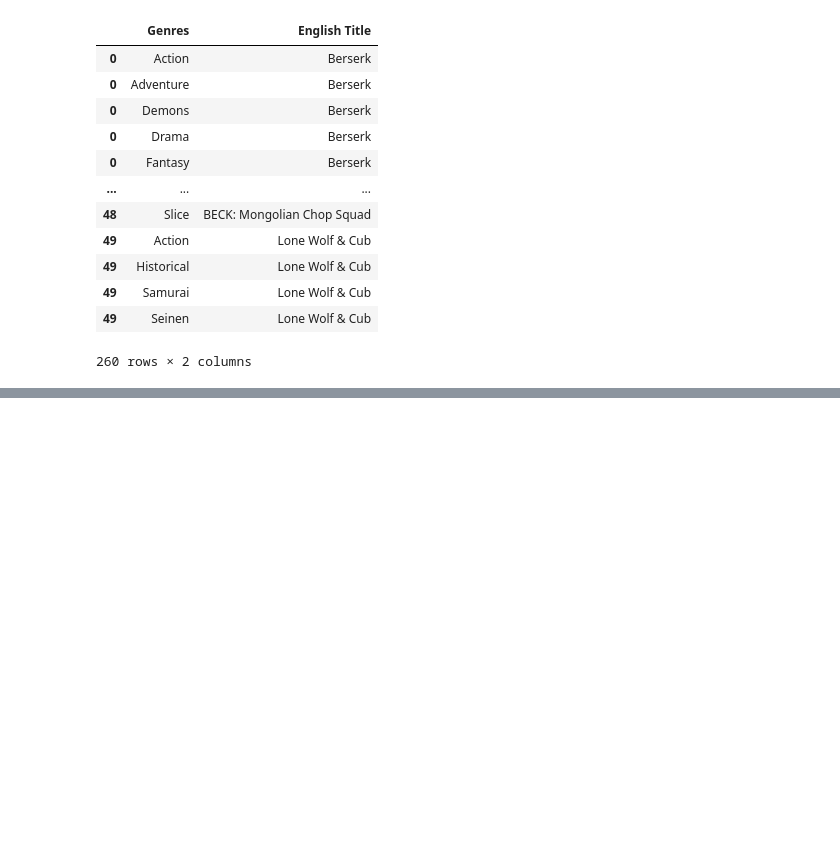
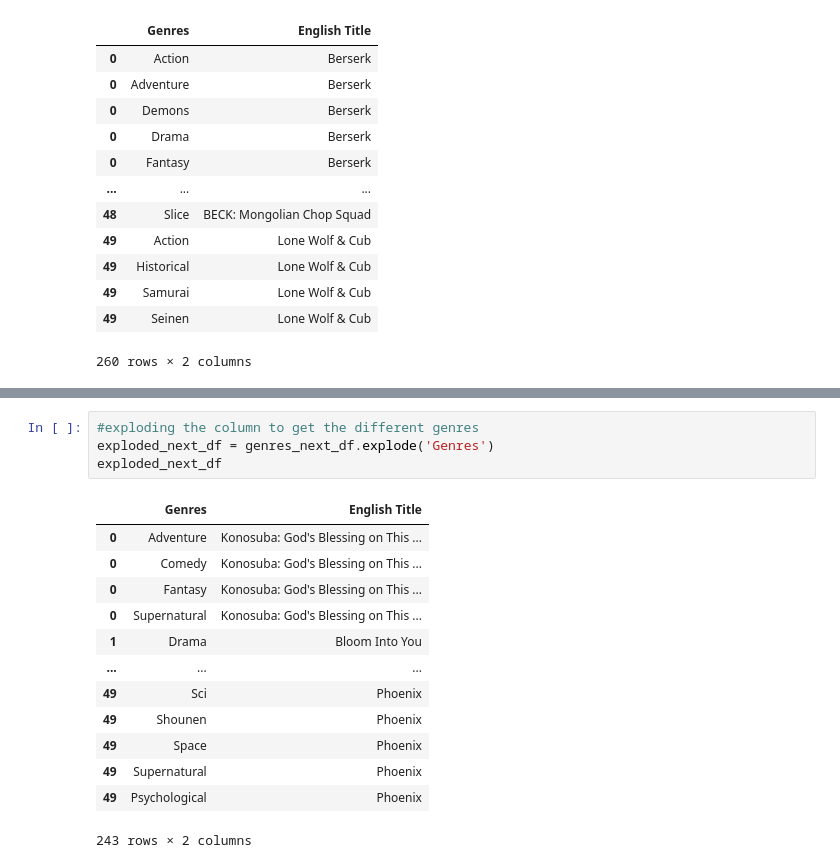
Before and after one commit to nelsont87/Mangacategory, a Jupyter notebook: Cleaning Manga data.ipynb, the cells around one changed output, grey strips where cells are left out. Drawn from its saved outputs; the diff is of its cells as text; blank space fills up the shorter version.

```diff
--- a/Cleaning Manga data.ipynb
+++ b/Cleaning Manga data.ipynb
@@ -99,0 +150,18 @@ next_fifty
+# %%
+#exploding the column to get the different genres
+exploded_next_df = genres_next_df.explode('Genres')
+exploded_next_df
+# %% [output]
+|  | Genres | English Title |
+| 0 | Adventure | Konosuba: God's Blessing on This ... |
+| 0 | Comedy | Konosuba: God's Blessing on This ... |
+| 0 | Fantasy | Konosuba: God's Blessing on This ... |
+| 0 | Supernatural | Konosuba: God's Blessing on This ... |
+| 1 | Drama | Bloom Into You |
+| ... | ... | ... |
+| 49 | Sci | Phoenix |
+| 49 | Shounen | Phoenix |
+| 49 | Space | Phoenix |
+| 49 | Supernatural | Phoenix |
+| 49 | Psychological | Phoenix |
+243 rows × 2 columns
```
Also changed, not shown: parts of 4 cells of this notebook.
